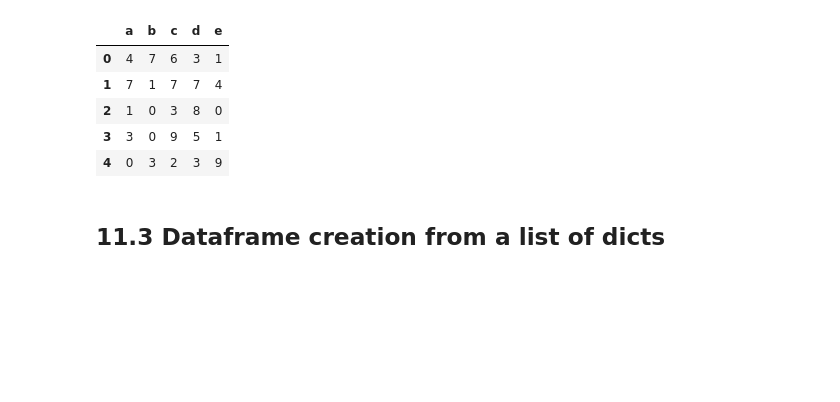
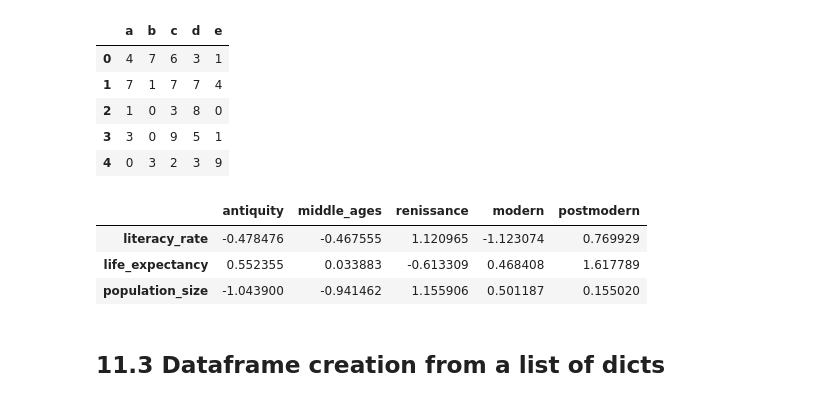
Before and after one commit to shaaagri/iat-481-wk1, a Jupyter notebook: Introduction_to_Python.ipynb, the cells around one changed output. Cells and saved outputs as stored; diff of their text form; code cells hidden in the pictures; blank space fills up the shorter version.

```diff
--- a/Introduction_to_Python.ipynb
+++ b/Introduction_to_Python.ipynb
@@ -1713,6 +1755,15 @@ df2
 | 2 | 1 | 0 | 3 | 8 | 0 |
 | 3 | 3 | 0 | 9 | 5 | 1 |
 | 4 | 0 | 3 | 2 | 3 | 9 |
+# %%
+# Student contribution: Added another example of DataFrame creation out of a dict of ndarrays, but with indices
+df3 = pd.DataFrame(np.random.randn(3, 5), columns=['antiquity', 'middle_ages', 'renissance', 'modern', 'postmodern'], index=['literacy_rate', 'life_expectancy', 'population_size'])
+df3
+# %% [output]
+|  | antiquity | middle_ages | renissance | modern | postmodern |
+| literacy_rate | -0.478476 | -0.467555 | 1.120965 | -1.123074 | 0.769929 |
+| life_expectancy | 0.552355 | 0.033883 | -0.613309 | 0.468408 | 1.617789 |
+| population_size | -1.043900 | -0.941462 | 1.155906 | 0.501187 | 0.155020 |
 # %% [markdown]
 ## 11.3 Dataframe creation from a list of dicts
 # %%
```
Also changed, not shown: parts of 6 cells of this notebook.
